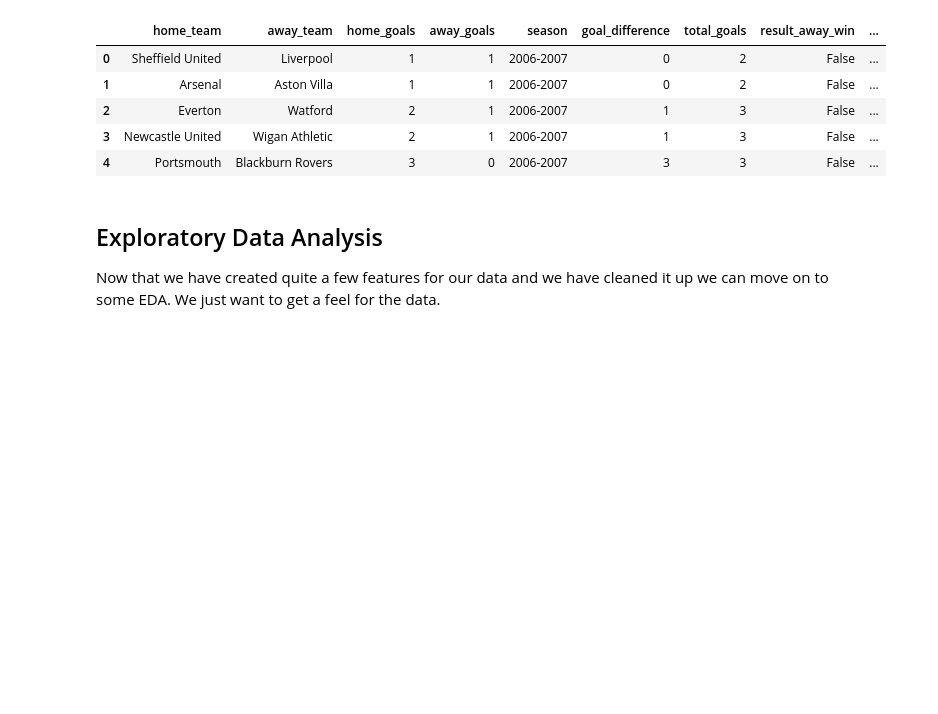
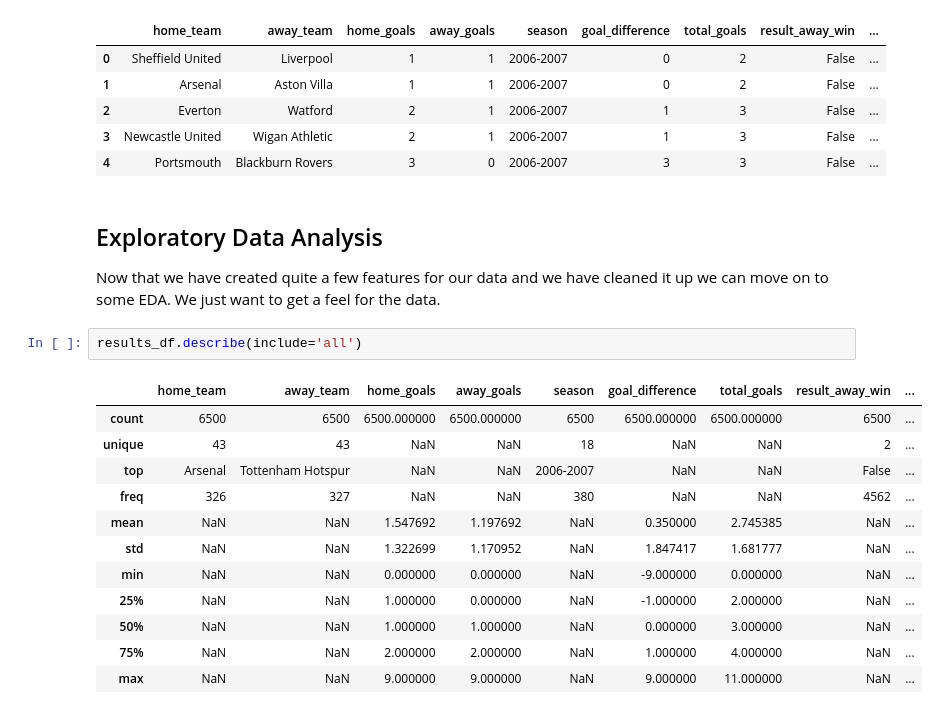
Before and after one commit to AlexHunter89/Premier-League-Data-Analysis, a Jupyter notebook: prem_league_analysis_notebook.ipynb, the cells around one changed output. Cells and saved outputs as stored; diff of their text form; blank space fills up the shorter version.

```diff
--- a/prem_league_analysis_notebook.ipynb
+++ b/prem_league_analysis_notebook.ipynb
@@ -373,3 +373,18 @@ results_df.head()
 ## Exploratory Data Analysis
 
 Now that we have created quite a few features for our data and we have cleaned it up we can move on to some EDA. We just want to get a feel for the data.
+# %%
+results_df.describe(include='all')
+# %% [output]
+|  | home_team | away_team | home_goals | away_goals | season | goal_difference | total_goals | result_away_win | ... |
+| count | 6500 | 6500 | 6500.000000 | 6500.000000 | 6500 | 6500.000000 | 6500.000000 | 6500 | ... |
+| unique | 43 | 43 | NaN | NaN | 18 | NaN | NaN | 2 | ... |
+| top | Arsenal | Tottenham Hotspur | NaN | NaN | 2006-2007 | NaN | NaN | False | ... |
+| freq | 326 | 327 | NaN | NaN | 380 | NaN | NaN | 4562 | ... |
+| mean | NaN | NaN | 1.547692 | 1.197692 | NaN | 0.350000 | 2.745385 | NaN | ... |
+| std | NaN | NaN | 1.322699 | 1.170952 | NaN | 1.847417 | 1.681777 | NaN | ... |
+| min | NaN | NaN | 0.000000 | 0.000000 | NaN | -9.000000 | 0.000000 | NaN | ... |
+| 25% | NaN | NaN | 1.000000 | 0.000000 | NaN | -1.000000 | 2.000000 | NaN | ... |
+| 50% | NaN | NaN | 1.000000 | 1.000000 | NaN | 0.000000 | 3.000000 | NaN | ... |
+| 75% | NaN | NaN | 2.000000 | 2.000000 | NaN | 1.000000 | 4.000000 | NaN | ... |
+| max | NaN | NaN | 9.000000 | 9.000000 | NaN | 9.000000 | 11.000000 | NaN | ... |
```
Also changed, not shown: parts of 2 cells of this notebook.
